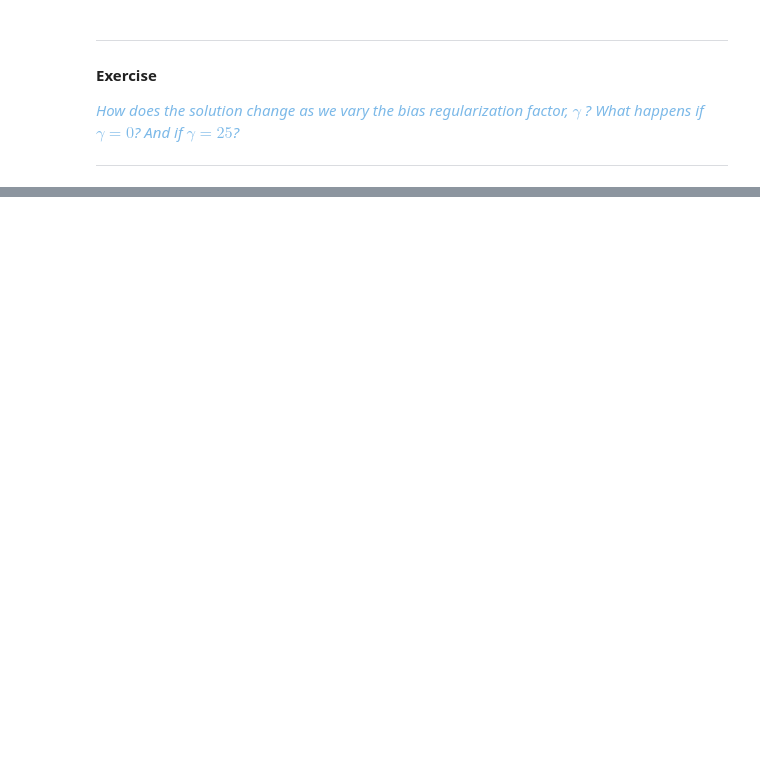
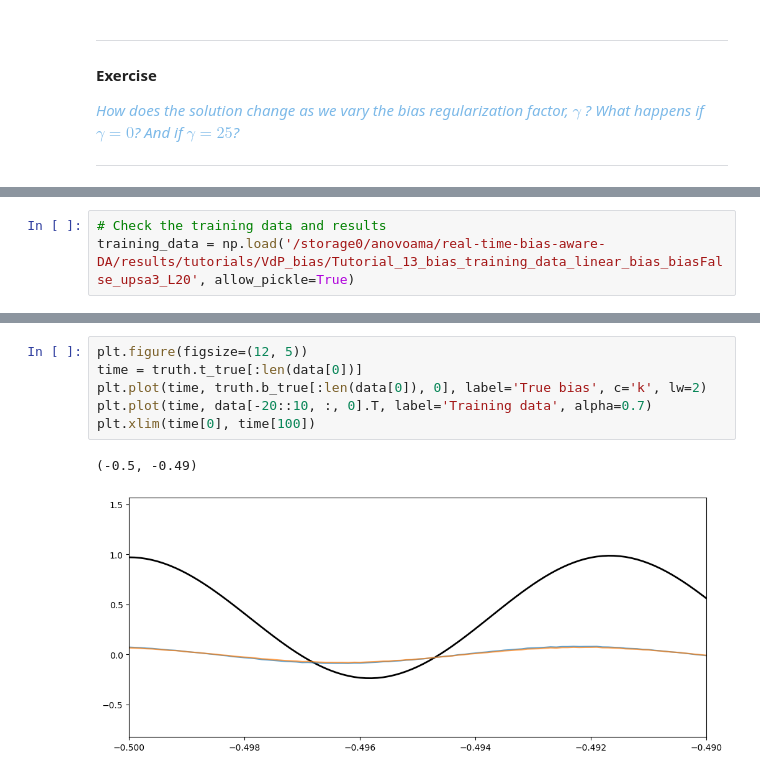
Before and after one commit to andreanovoa/real-time-bias-aware-DA, a Jupyter notebook: scripts/tutorials/1_Introtuction_to_real-time_DA/13_bias-aware-DA-intro.ipynb, the cells around one changed output, grey strips where cells are left out. Saved outputs shown, nothing was run; the diff lists cells and outputs as text; blank space fills up the shorter version.

```diff
--- a/scripts/tutorials/1_Introtuction_to_real-time_DA/13_bias-aware-DA-intro.ipynb
+++ b/scripts/tutorials/1_Introtuction_to_real-time_DA/13_bias-aware-DA-intro.ipynb
@@ -557,0 +558,3 @@ filter_ens.bias.forecaster.visualize_observables_hist()
+# %%
+# Check the training data and results
+training_data = np.load('/storage0/anovoama/real-time-bias-aware-DA/results/tutorials/VdP_bias/Tutorial_13_bias_training_data_linear_bias_biasFalse_upsa3_L20', allow_pickle=True)
@@ -557,0 +566,9 @@ filter_ens.bias.forecaster.visualize_observables_hist()
+# %%
+plt.figure(figsize=(12, 5))
+time = truth.t_true[:len(data[0])]
+plt.plot(time, truth.b_true[:len(data[0]), 0], label='True bias', c='k', lw=2)
+plt.plot(time, data[-20::10, :, 0].T, label='Training data', alpha=0.7)
+plt.xlim(time[0], time[100])
+# %% [output]
+(-0.5, -0.49)
+[figure, added]
```
Also changed, not shown: parts of 17 cells of this notebook, 11 other files.
